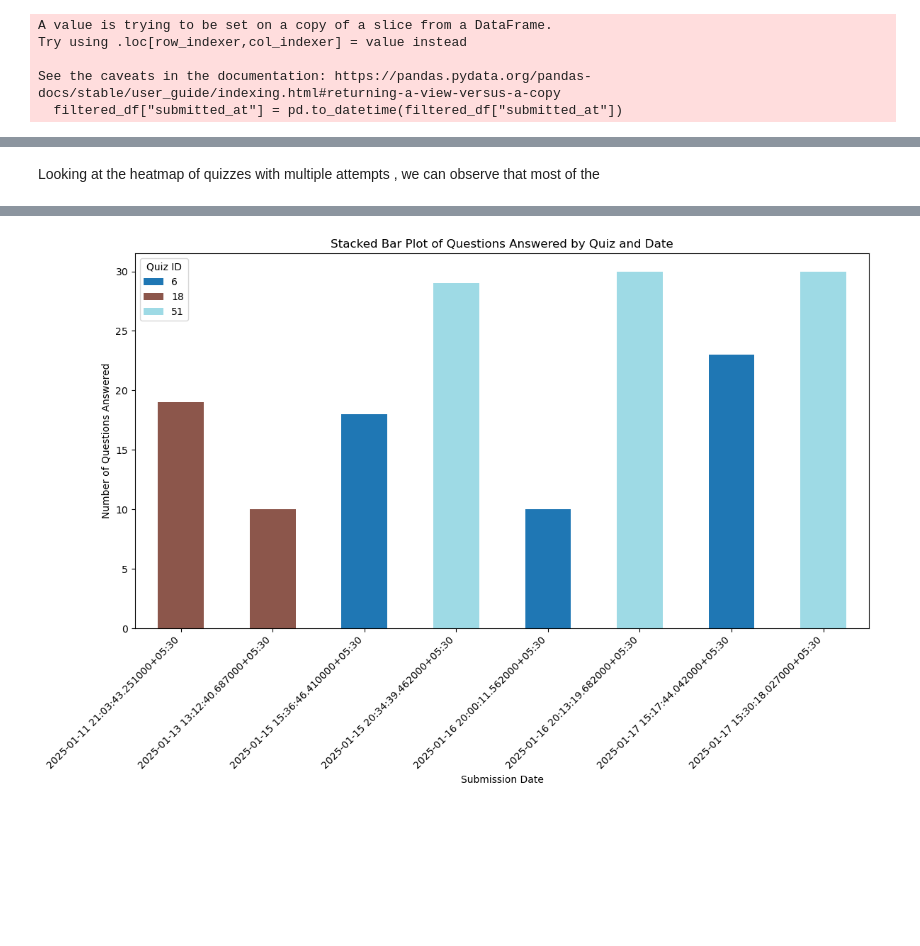
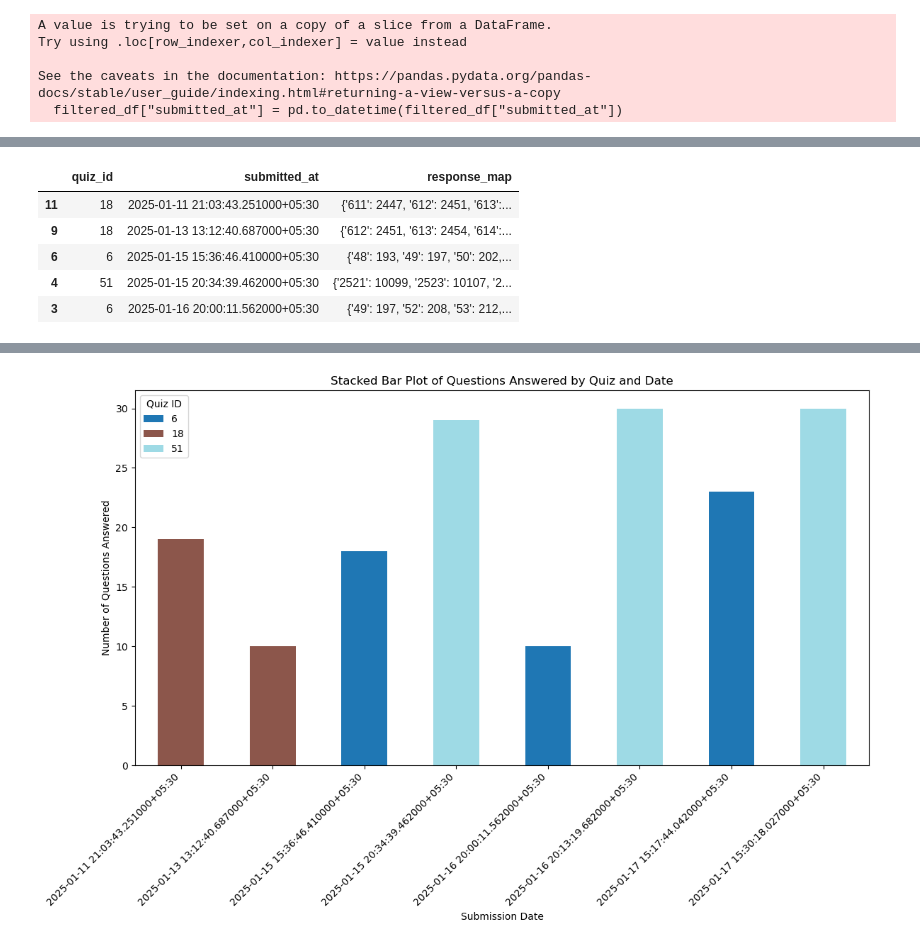
Before and after one commit to JisnaP/Personalized-student-Recommendations, a Jupyter notebook: experiments/experiment.ipynb, the cells around one changed output, grey strips where cells are left out. Drawn from its saved outputs; the diff is of its cells as text; code cells hidden in the pictures; blank space fills up the shorter version.

```diff
--- a/experiments/experiment.ipynb
+++ b/experiments/experiment.ipynb
@@ -162,28 +162,3 @@ Try using .loc[row_indexer,col_indexer] = value instead
 
 See the caveats in the documentation: https://pandas.pydata.org/pandas-docs/stable/user_guide/indexing.html#returning-a-view-versus-a-copy
   filtered_df["submitted_at"] = pd.to_datetime(filtered_df["submitted_at"])
-# %%
-import seaborn as sns
-import matplotlib.pyplot as plt
-
-# Convert response_map into a DataFrame
-# extracts the key(question_id) from the response map
-output_df["response_map"] = output_df["response_map"].apply(lambda x: pd.Series(x).index)
-#creates a new row for each question_id in the list
-exploded = output_df.explode("response_map")
-
-# Create a pivot table for heatmap visualization
-heatmap_data = exploded.pivot_table(
-    index="response_map",
-    columns="submitted_at",
-    aggfunc="size",
-    fill_value=0
-)
-
-# Plot the heatmap
-plt.figure(figsize=(10, 6))
-sns.heatmap(heatmap_data, cmap="Blues", annot=True, fmt="d")
-plt.title("Heatmap of Questions Answered Across Attempts")
-plt.xlabel("Submission Date")
-plt.ylabel("Question ID")
-plt.show()
@@ -197,2 +165,9 @@ See the caveats in the documentation: https://pandas.pydata.org/pandas-docs/stab
-# %% [markdown]
-Looking at the heatmap of quizzes with multiple attempts , we can observe that most of the
+# %%
+output_df.head()
+# %% [output]
+|  | quiz_id | submitted_at | response_map |
+| 11 | 18 | 2025-01-11 21:03:43.251000+05:30 | {'611': 2447, '612': 2451, '613':... |
+| 9 | 18 | 2025-01-13 13:12:40.687000+05:30 | {'612': 2451, '613': 2454, '614':... |
+| 6 | 6 | 2025-01-15 15:36:46.410000+05:30 | {'48': 193, '49': 197, '50': 202,... |
+| 4 | 51 | 2025-01-15 20:34:39.462000+05:30 | {'2521': 10099, '2523': 10107, '2... |
+| 3 | 6 | 2025-01-16 20:00:11.562000+05:30 | {'49': 197, '52': 208, '53': 212,... |
```
Also changed, not shown: parts of 21 cells of this notebook, 6 other files.
